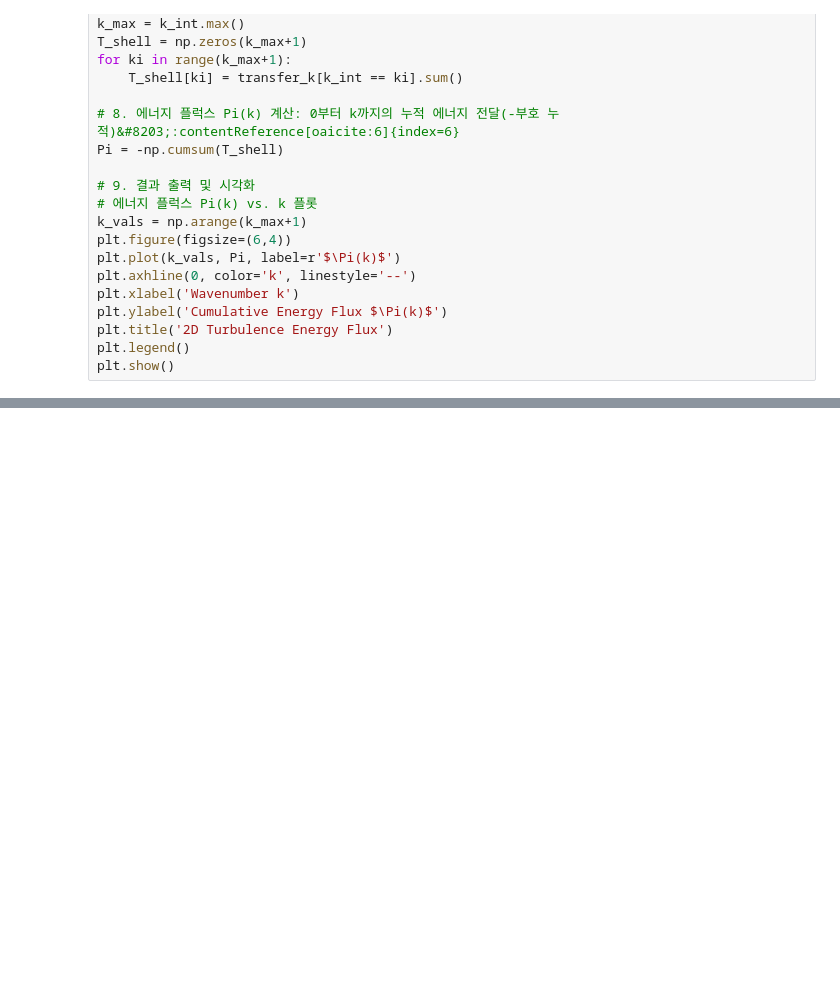
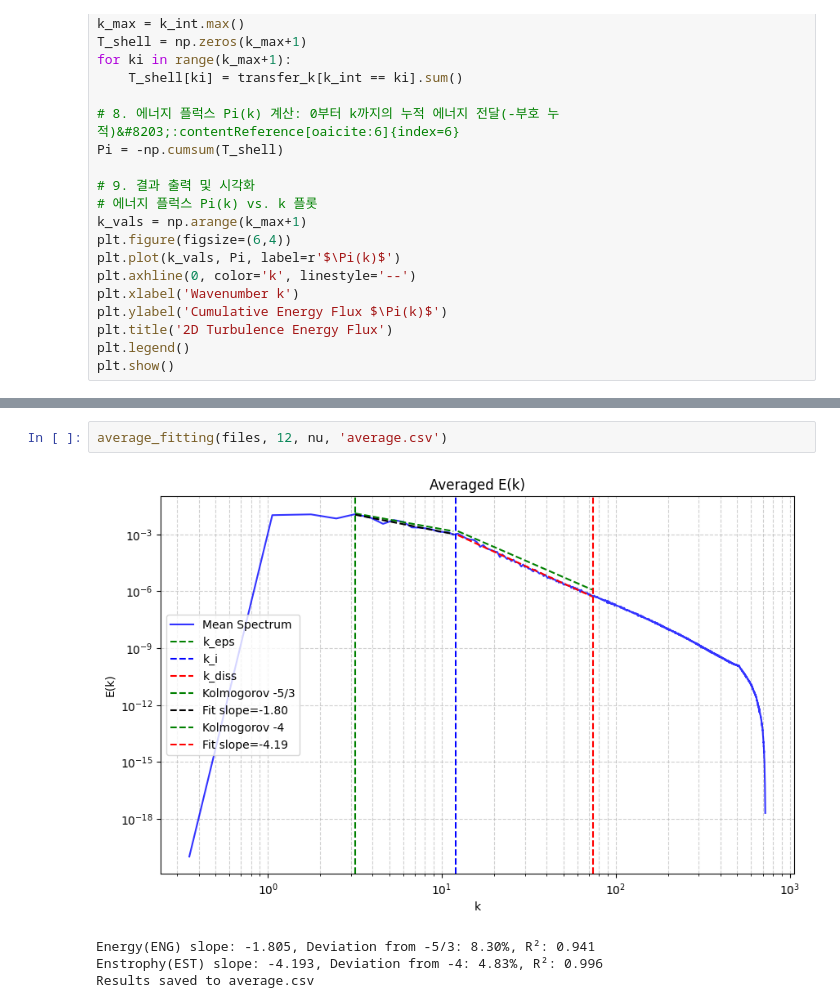
Before and after one commit to red1ithink/EnergySpectrum, a Jupyter notebook: code_test.ipynb, the cells around one changed output, grey strips where cells are left out. Saved outputs shown, nothing was run; the diff lists cells and outputs as text; blank space fills up the shorter version.

```diff
--- a/code_test.ipynb
+++ b/code_test.ipynb
@@ -276,0 +321,7 @@ plt.show()
+# %%
+average_fitting(files, 12, nu, 'average.csv')
+# %% [output]
+[figure, added]
+Energy(ENG) slope: -1.805, Deviation from -5/3: 8.30%, R²: 0.941
+Enstrophy(EST) slope: -4.193, Deviation from -4: 4.83%, R²: 0.996
+Results saved to average.csv
```
Also changed, not shown: parts of 6 cells of this notebook, 16 other files.
